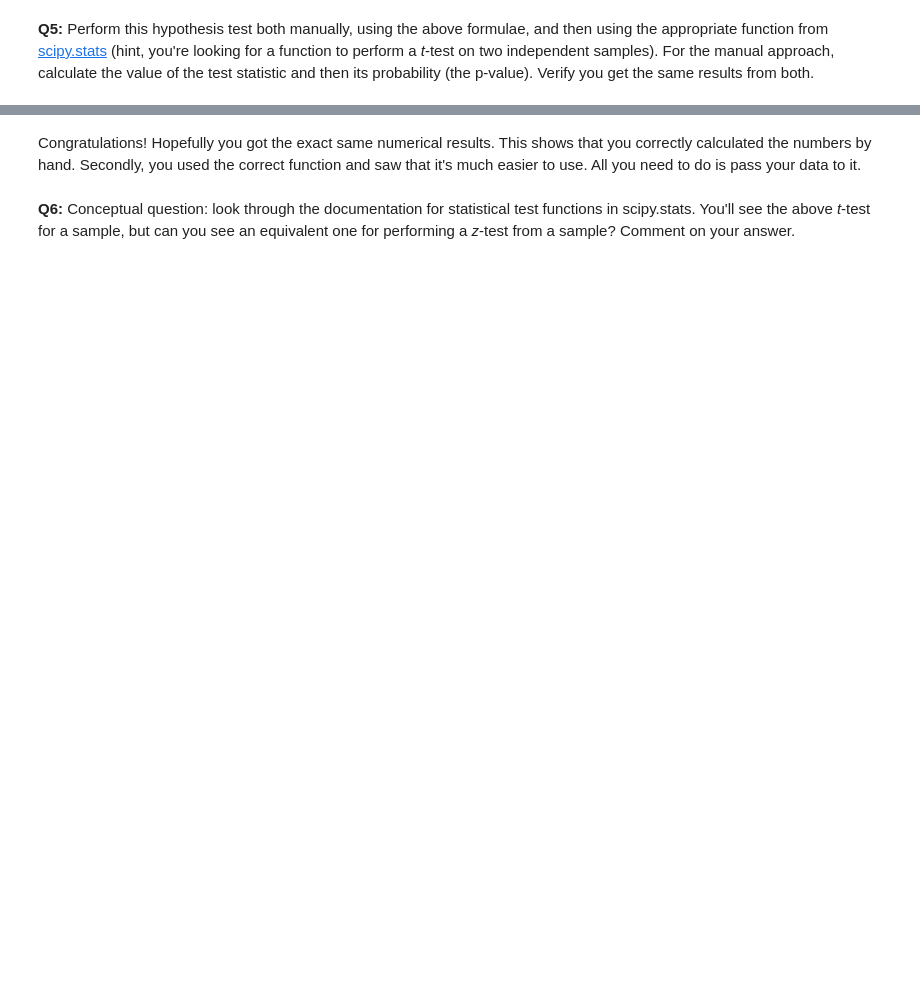
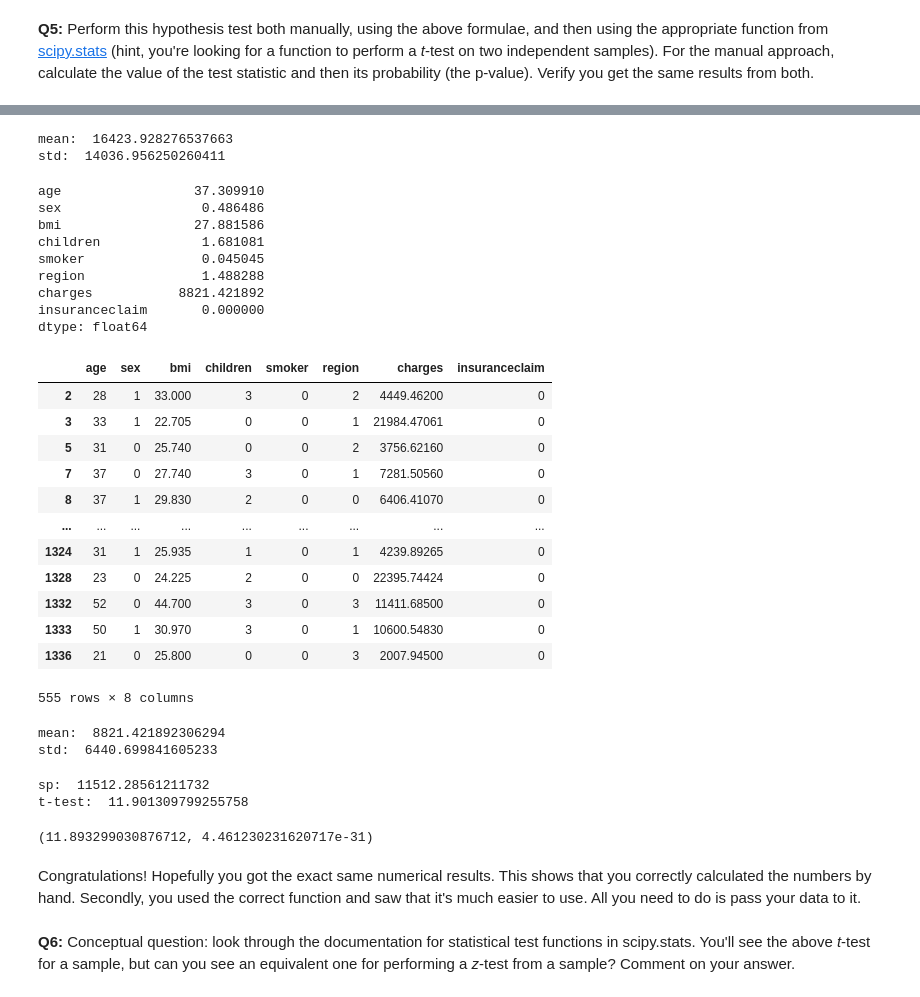
Before and after one commit to gabriellewald/springboard-coursework, a Jupyter notebook: Frequentist Inference Case Study - Part B.ipynb, the cells around one changed output, grey strips where cells are left out. Saved outputs shown, nothing was run; the diff lists cells and outputs as text; code cells hidden in the pictures; blank space fills up the shorter version.

```diff
--- a/Frequentist Inference Case Study - Part B.ipynb
+++ b/Frequentist Inference Case Study - Part B.ipynb
@@ -137,0 +184,57 @@ __A:__
+# %%
+# MEAN AND STD FOR INSURED PEOPLE
+insurance_mean_charges = np.mean(medical_insurance['charges'])
+insurance_std_charges = np.std(medical_insurance['charges'])
+print('mean: ', insurance_mean_charges)
+print('std: ', insurance_std_charges)
+# %% [output]
+mean:  16423.928276537663
+std:  14036.956250260411
+# %%
+# dataframe with people without insurance only
+medical_no_insurance = medical[medical['insuranceclaim'] == 0]
+print(medical_no_insurance.mean())
+medical_no_insurance
+# %% [output]
+age                 37.309910
+sex                  0.486486
+bmi                 27.881586
+children             1.681081
+smoker               0.045045
+region               1.488288
+charges           8821.421892
+insuranceclaim       0.000000
+dtype: float64
+|  | age | sex | bmi | children | smoker | region | charges | insuranceclaim |
+| 2 | 28 | 1 | 33.000 | 3 | 0 | 2 | 4449.46200 | 0 |
+| 3 | 33 | 1 | 22.705 | 0 | 0 | 1 | 21984.47061 | 0 |
+| 5 | 31 | 0 | 25.740 | 0 | 0 | 2 | 3756.62160 | 0 |
+| 7 | 37 | 0 | 27.740 | 3 | 0 | 1 | 7281.50560 | 0 |
+| 8 | 37 | 1 | 29.830 | 2 | 0 | 0 | 6406.41070 | 0 |
+| ... | ... | ... | ... | ... | ... | ... | ... | ... |
+| 1324 | 31 | 1 | 25.935 | 1 | 0 | 1 | 4239.89265 | 0 |
+| 1328 | 23 | 0 | 24.225 | 2 | 0 | 0 | 22395.74424 | 0 |
+| 1332 | 52 | 0 | 44.700 | 3 | 0 | 3 | 11411.68500 | 0 |
+| 1333 | 50 | 1 | 30.970 | 3 | 0 | 1 | 10600.54830 | 0 |
+| 1336 | 21 | 0 | 25.800 | 0 | 0 | 3 | 2007.94500 | 0 |
+555 rows × 8 columns
+# %%
+# MEAN AND STD FOR NO INSURED PEOPLE
+no_insurance_mean_charges = np.mean(medical_no_insurance['charges'])
+no_insurance_std_charges = np.std(medical_no_insurance['charges'])
+print('mean: ', no_insurance_mean_charges)
+print('std: ', no_insurance_std_charges)
+# %% [output]
+mean:  8821.421892306294
+std:  6440.699841605233
+# %%
+# pooled standard deviation of the two groups by hand
+sp = np.sqrt((((555-1)*(6440.70)**2) + ((783-1)*(14036.96)**2))/(555+783-2))
+print('sp: ', sp)
+
+# t-test
+t_test = ((16423.93 - 8821.42)/(sp*(np.sqrt(1/555 + 1/783))))
+print('t-test: ', t_test)
+# %% [output]
+sp:  11512.28561211732
+t-test:  11.901309799255758
@@ -138,3 +245,9 @@ __A:__
+# %%
+# a and b must be in array form
+t, p = ttest_ind(a, b)
+t, p
+# %% [output]
+(11.893299030876712, 4.461230231620717e-31)
 # %% [markdown]
 Congratulations! Hopefully you got the exact same numerical results. This shows that you correctly calculated the numbers by hand. Secondly, you used the correct function and saw that it's much easier to use. All you need to do is pass your data to it.
 # %% [markdown]
```
Also changed, not shown: parts of 17 cells of this notebook.
